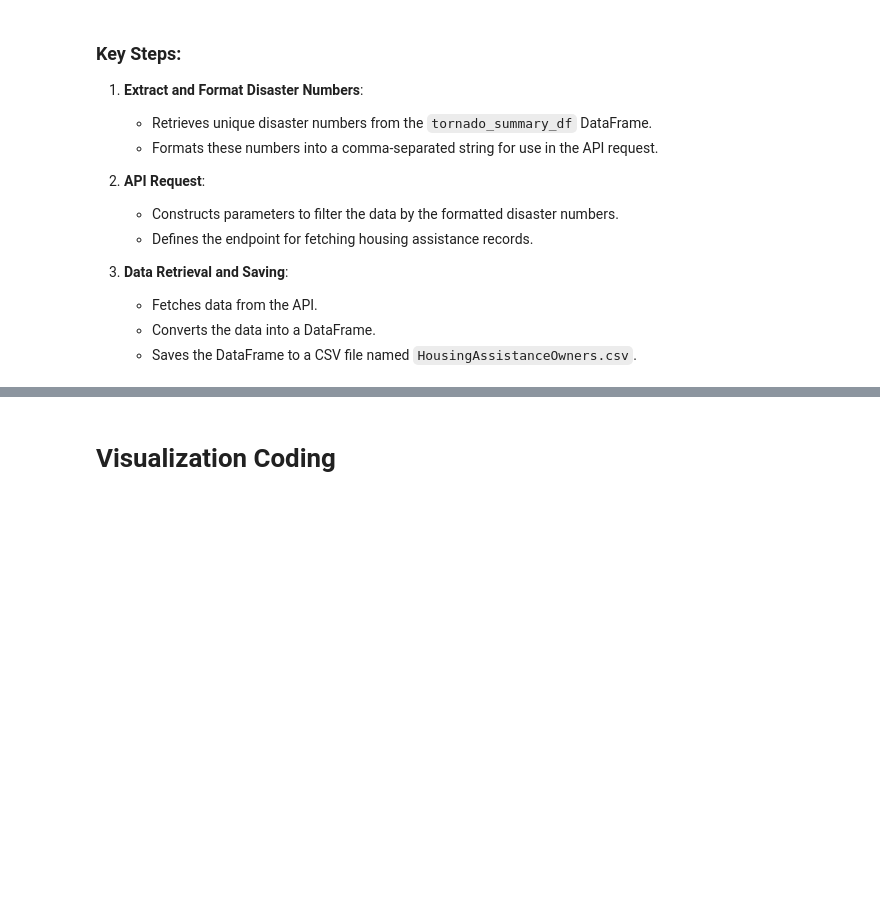
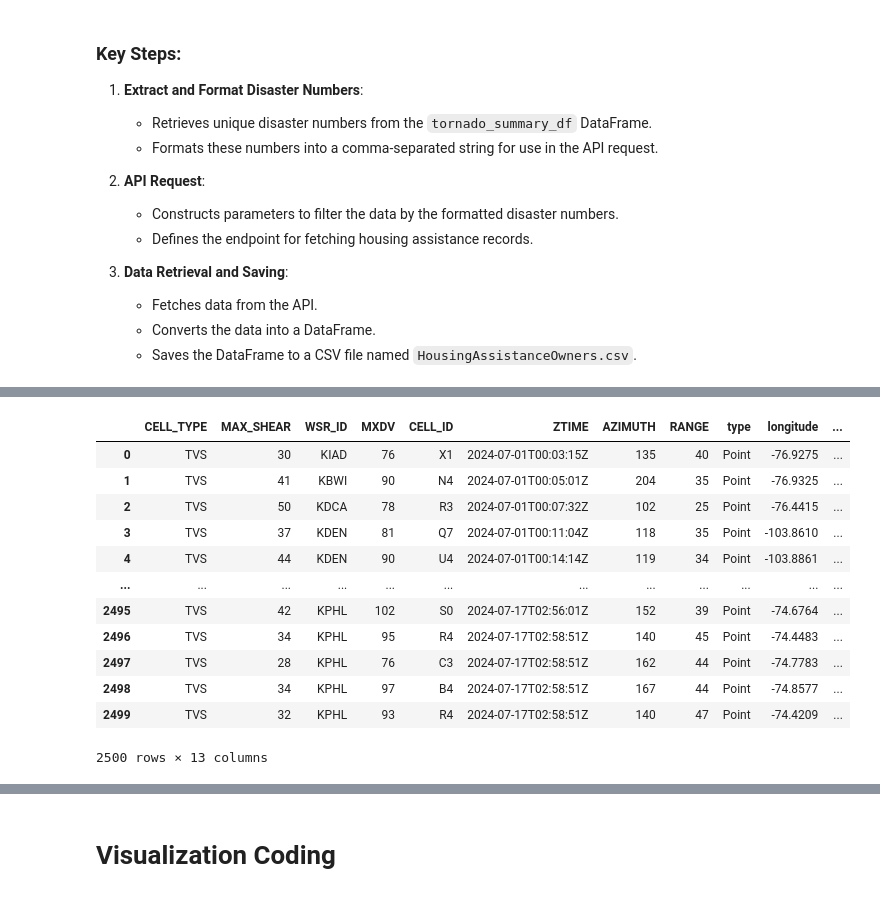
Before and after one commit to DavidnBui/DataStormers, a Jupyter notebook: tornado_notebook.ipynb, the cells around one changed output, grey strips where cells are left out. Saved outputs shown, nothing was run; the diff lists cells and outputs as text; code cells hidden in the pictures; blank space fills up the shorter version.

Commit message:
Added radar locations

```diff
--- a/tornado_notebook.ipynb
+++ b/tornado_notebook.ipynb
@@ -227,2 +254,21 @@ housing_assistance_df.head()
+# %%
+
+radar_locations_df = pd.read_csv('radar_locations.csv')
+radar_locations_merger_df = merged_df.merge(radar_locations_df, on='WSR_ID', how='left')
+radar_locations_merger_df
+# %% [output]
+|  | CELL_TYPE | MAX_SHEAR | WSR_ID | MXDV | CELL_ID | ZTIME | AZIMUTH | RANGE | type | longitude | ... |
+| 0 | TVS | 30 | KIAD | 76 | X1 | 2024-07-01T00:03:15Z | 135 | 40 | Point | -76.9275 | ... |
+| 1 | TVS | 41 | KBWI | 90 | N4 | 2024-07-01T00:05:01Z | 204 | 35 | Point | -76.9325 | ... |
+| 2 | TVS | 50 | KDCA | 78 | R3 | 2024-07-01T00:07:32Z | 102 | 25 | Point | -76.4415 | ... |
+| 3 | TVS | 37 | KDEN | 81 | Q7 | 2024-07-01T00:11:04Z | 118 | 35 | Point | -103.8610 | ... |
+| 4 | TVS | 44 | KDEN | 90 | U4 | 2024-07-01T00:14:14Z | 119 | 34 | Point | -103.8861 | ... |
+| ... | ... | ... | ... | ... | ... | ... | ... | ... | ... | ... | ... |
+| 2495 | TVS | 42 | KPHL | 102 | S0 | 2024-07-17T02:56:01Z | 152 | 39 | Point | -74.6764 | ... |
+| 2496 | TVS | 34 | KPHL | 95 | R4 | 2024-07-17T02:58:51Z | 140 | 45 | Point | -74.4483 | ... |
+| 2497 | TVS | 28 | KPHL | 76 | C3 | 2024-07-17T02:58:51Z | 162 | 44 | Point | -74.7783 | ... |
+| 2498 | TVS | 34 | KPHL | 97 | B4 | 2024-07-17T02:58:51Z | 167 | 44 | Point | -74.8577 | ... |
+| 2499 | TVS | 32 | KPHL | 93 | R4 | 2024-07-17T02:58:51Z | 140 | 47 | Point | -74.4209 | ... |
+2500 rows × 13 columns
 # %%
 %%capture --no-display
```
Also changed, not shown: parts of 5 cells of this notebook, 1 other file.
